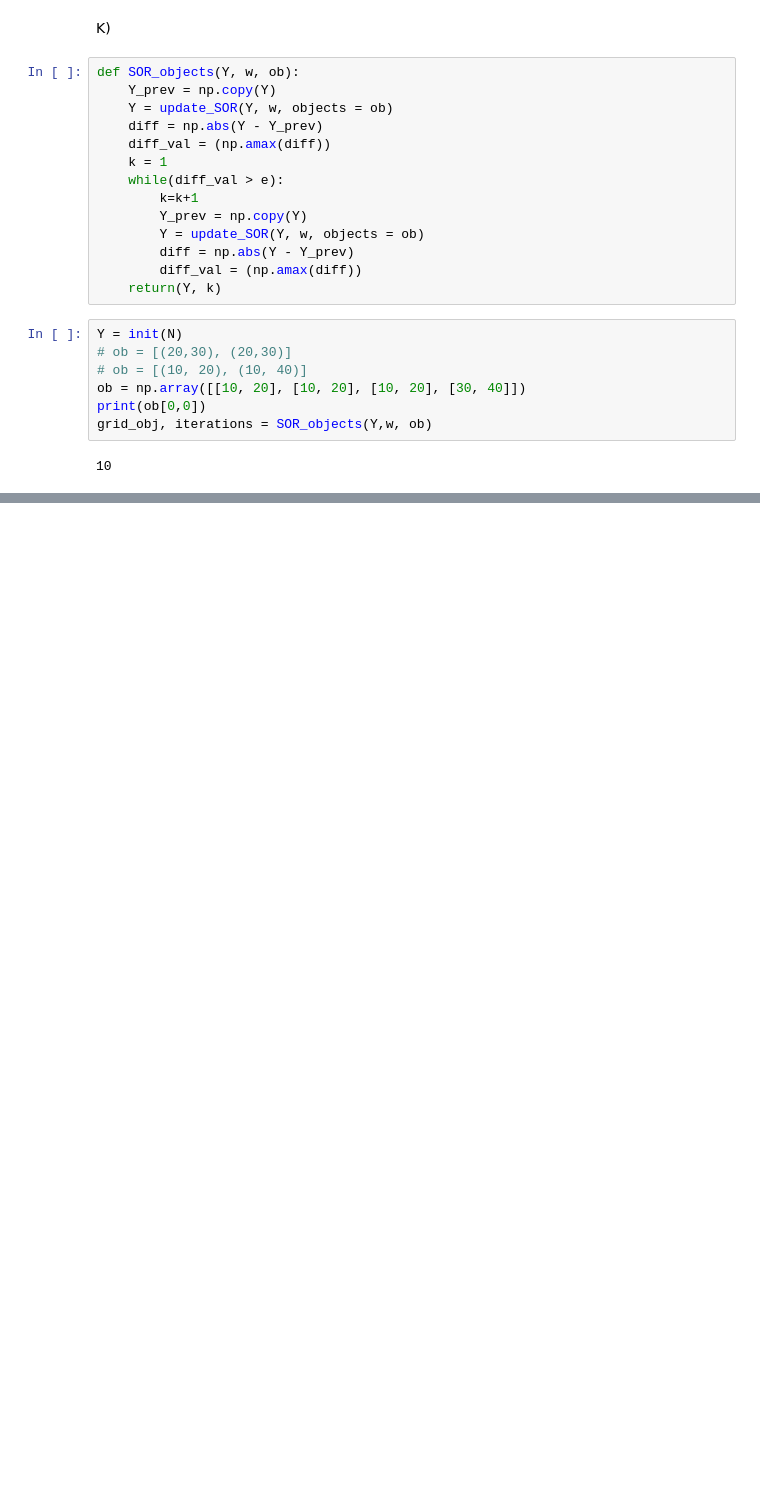
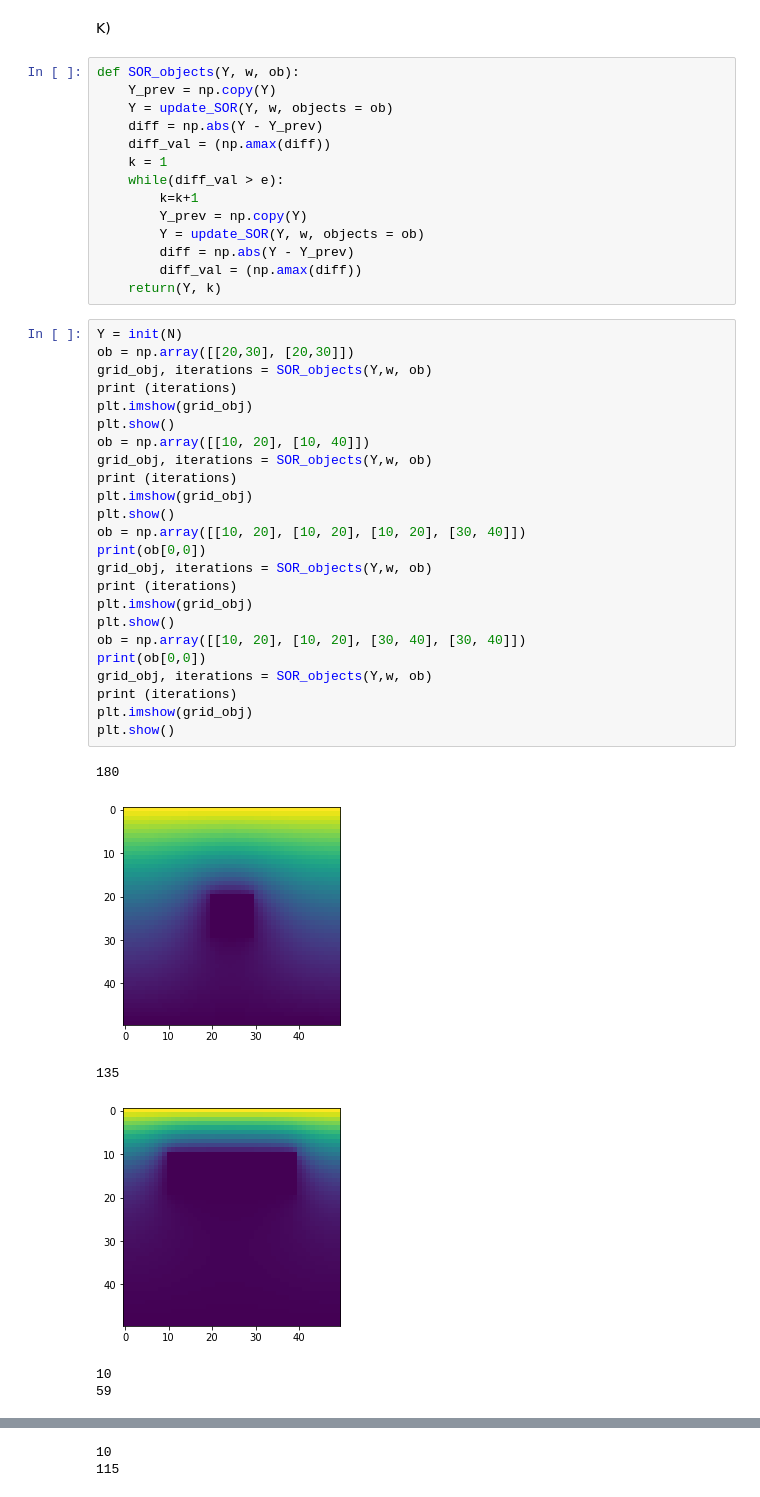
Before and after one commit to karellempes/ScieComp, a Jupyter notebook: Assignment 1/1.6 Successive Over Relaxation.ipynb, the cells around one changed output, grey strips where cells are left out. Saved outputs shown, nothing was run; the diff lists cells and outputs as text; blank space fills up the shorter version.

```diff
--- a/Assignment 1/1.6 Successive Over Relaxation.ipynb
+++ b/Assignment 1/1.6 Successive Over Relaxation.ipynb
@@ -245,10 +256,32 @@ def SOR_objects(Y, w, ob):
     return(Y, k)
 # %%
 Y = init(N)
-# ob = [(20,30), (20,30)]
-# ob = [(10, 20), (10, 40)]
+ob = np.array([[20,30], [20,30]])
+grid_obj, iterations = SOR_objects(Y,w, ob)
+print (iterations)
+plt.imshow(grid_obj)
+plt.show()
+ob = np.array([[10, 20], [10, 40]])
+grid_obj, iterations = SOR_objects(Y,w, ob)
+print (iterations)
+plt.imshow(grid_obj)
+plt.show()
 ob = np.array([[10, 20], [10, 20], [10, 20], [30, 40]])
 print(ob[0,0])
 grid_obj, iterations = SOR_objects(Y,w, ob)
+print (iterations)
+plt.imshow(grid_obj)
+plt.show()
+ob = np.array([[10, 20], [10, 20], [30, 40], [30, 40]])
+print(ob[0,0])
+grid_obj, iterations = SOR_objects(Y,w, ob)
+print (iterations)
+plt.imshow(grid_obj)
+plt.show()
 # %% [output]
-10
+180
+[figure, added]
+135
+[figure, added]
+10
+59
@@ -254,0 +289,2 @@ grid_obj, iterations = SOR_objects(Y,w, ob)
+10
+115
```
Also changed, not shown: parts of 4 cells of this notebook, 4 other files.
